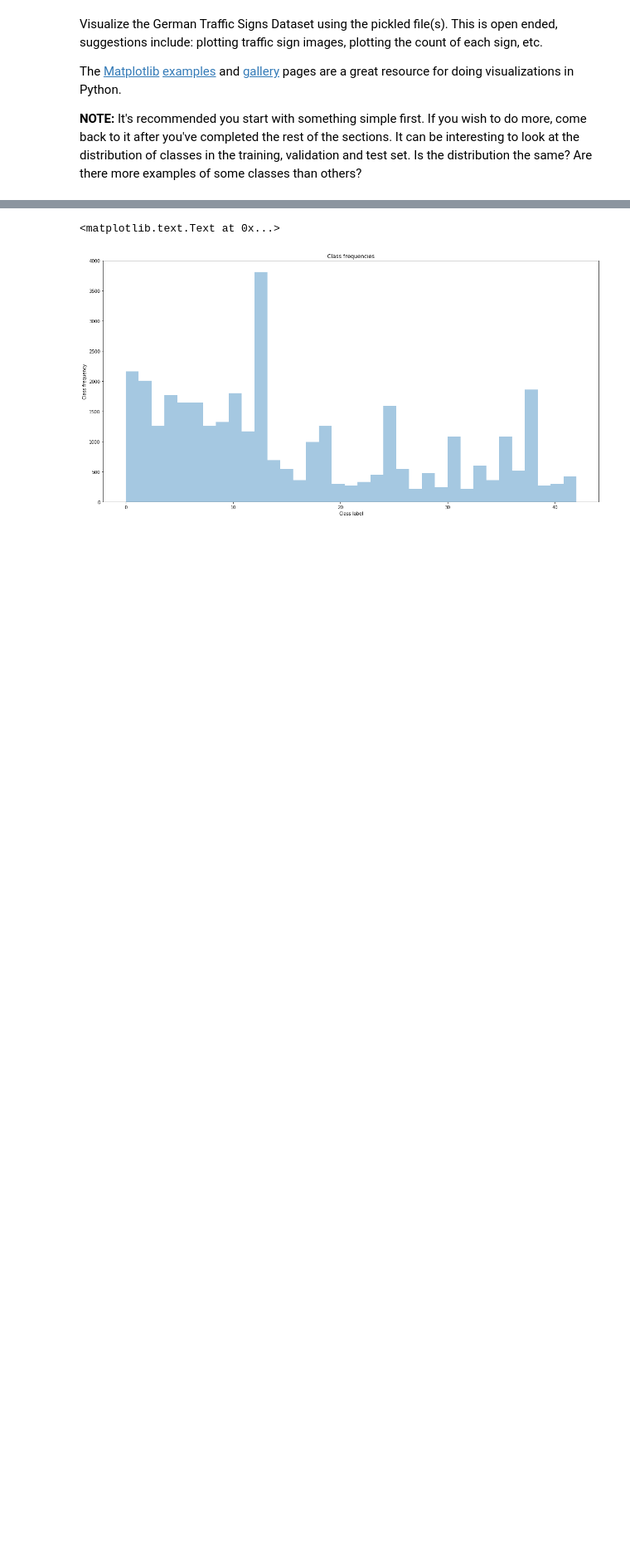
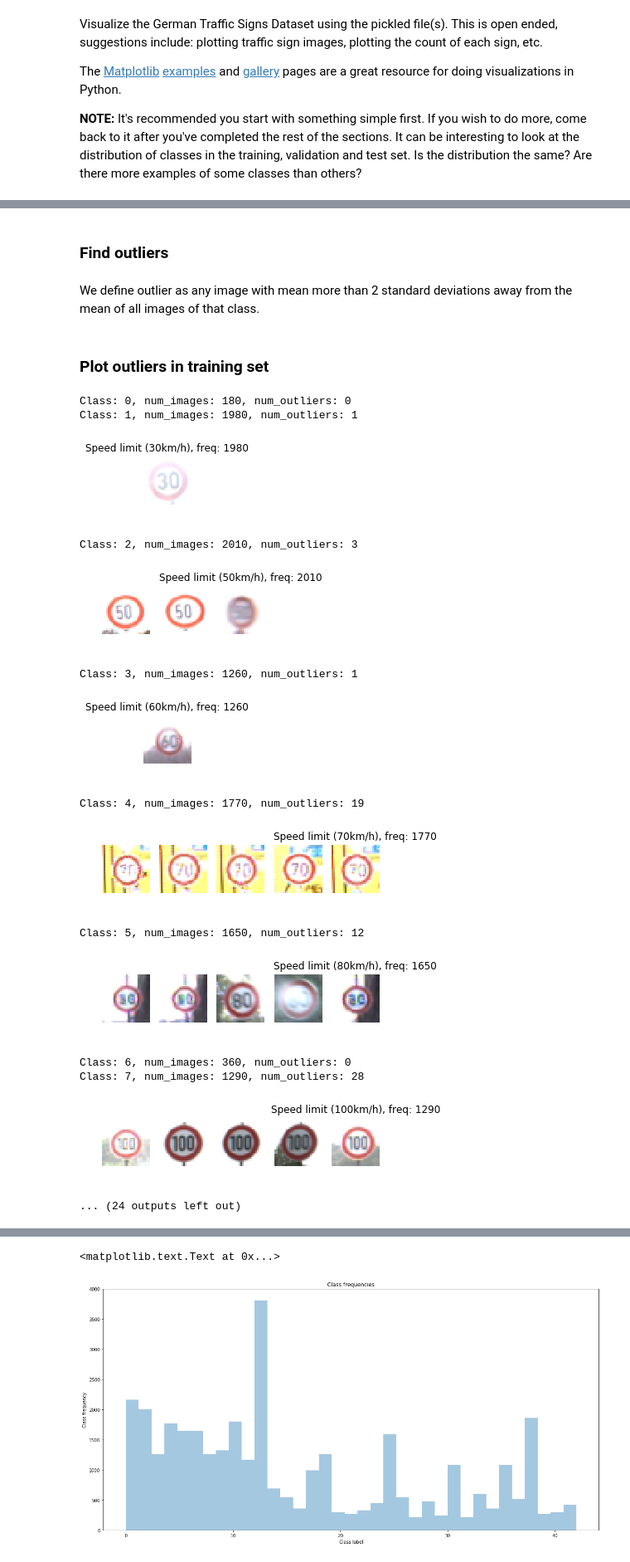
Before and after one commit to malhotraa/CarND-Traffic-Sign-Classifier-Project, a Jupyter notebook: Traffic_Sign_Classifier.ipynb, the cells around one changed output, grey strips where cells are left out. Shown at 83% size. Drawn from its saved outputs; the diff is of its cells as text; code cells hidden in the pictures; blank space fills up the shorter version.

```diff
--- a/Traffic_Sign_Classifier.ipynb
+++ b/Traffic_Sign_Classifier.ipynb
@@ -133,0 +136,51 @@ plt.show()
+# %% [markdown]
+### Find outliers
+# %% [markdown]
+We define outlier as any image with mean more than 2 standard deviations away from the mean of all images of that class.
+# %%
+def find_outliers(data, m=2):
+    mu, std = np.mean(data), np.std(data)
+    _filter = (abs(np.mean(data, axis=(1,2,3)) - mu) / std) > m
+    return data[_filter]
+# %% [markdown]
+### Plot outliers in training set
+# %%
+examples_per_class = 5
+classes = list(range(n_classes))
+
+freqs = np.bincount(y_train, minlength= n_classes)
+
+for cls in classes:
+    idxs = np.where((y_train == cls))[0]
+    class_ = X_train[idxs]
+    outliers = find_outliers(class_)
+    print('Class: {}, num_images: {}, num_outliers: {}'.format(cls, len(class_), outliers.shape[0]))
+    if (outliers.shape[0] <= 0):
+        continue
+    num = min(len(outliers), examples_per_class)
+    idxs = np.random.choice(len(outliers), num, replace=False)
+    plt.figure(figsize=(6,4))
+    for i, idx in enumerate(idxs):
+        signname = signnames_df[signnames_df.ClassId == cls].SignName.values[0]
+        ax = plt.subplot(1, examples_per_class, i+1)
+        ax.axis('off')
+        plt.imshow(outliers[idx])
+    plt.title("{}, freq: {}".format(signname, freqs[cls]))
+    plt.show()
+plt.show()
+# %% [output]
+Class: 0, num_images: 180, num_outliers: 0
+Class: 1, num_images: 1980, num_outliers: 1
+[figure, added]
+Class: 2, num_images: 2010, num_outliers: 3
+[figure, added]
+Class: 3, num_images: 1260, num_outliers: 1
+[figure, added]
+Class: 4, num_images: 1770, num_outliers: 19
+[figure, added]
+Class: 5, num_images: 1650, num_outliers: 12
+[figure, added]
+Class: 6, num_images: 360, num_outliers: 0
+Class: 7, num_images: 1290, num_outliers: 28
+[figure, added]
+... (24 outputs left out)
```
Also changed, not shown: parts of 33 cells of this notebook.
